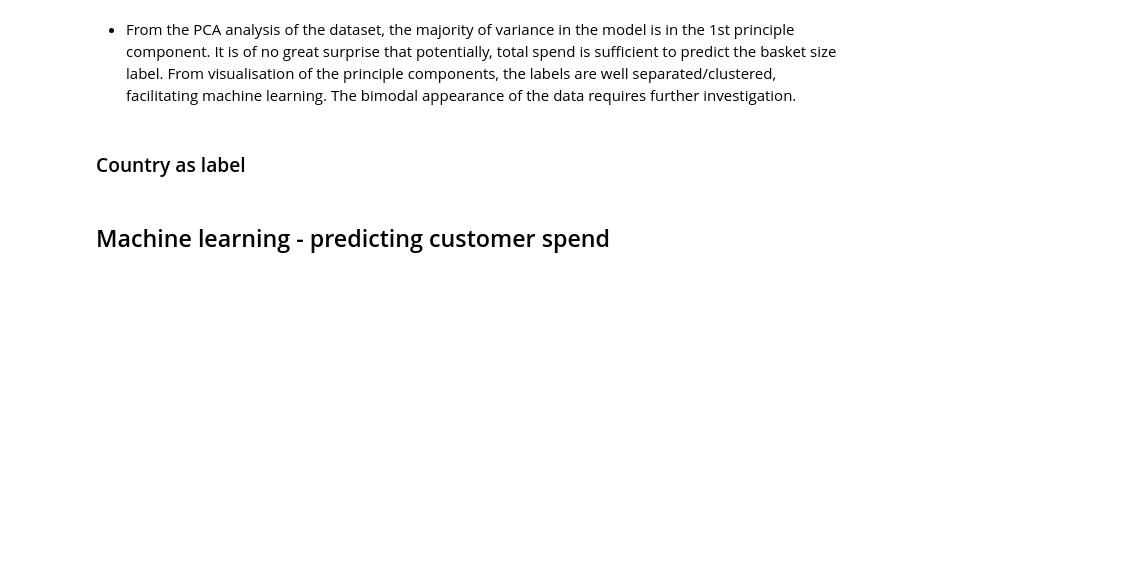
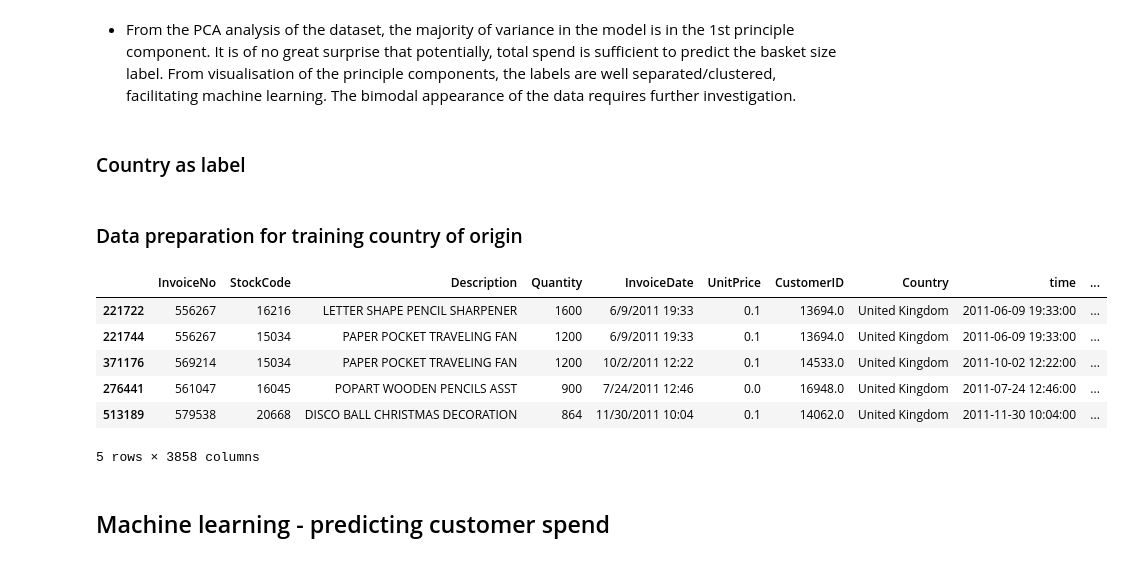
Before and after one commit to scheckley/online-retail, a Jupyter notebook: analysis.ipynb, the cells around one changed output. Cells and saved outputs as stored; diff of their text form; code cells hidden in the pictures; blank space fills up the shorter version.

```diff
--- a/analysis.ipynb
+++ b/analysis.ipynb
@@ -720,12 +720,24 @@ plt.grid()
 #Call the function.
 pca_plot(x_new[:,0:2], pca. components_)
 plt.show()
+# %% [markdown]
+### Data preparation for training country of origin
 # %%
 # encode the description label
 cols_to_transform = ['Description']
 type_hash = pd.get_dummies(data=data2['Description'])
 # %%
 learning_data2 = pd.concat([data2, type_hash], axis=1)
+# %%
+learning_data2.head()
+# %% [output]
+|  | InvoiceNo | StockCode | Description | Quantity | InvoiceDate | UnitPrice | CustomerID | Country | time | ... |
+| 221722 | 556267 | 16216 | LETTER SHAPE PENCIL SHARPENER | 1600 | 6/9/2011 19:33 | 0.1 | 13694.0 | United Kingdom | 2011-06-09 19:33:00 | ... |
+| 221744 | 556267 | 15034 | PAPER POCKET TRAVELING FAN | 1200 | 6/9/2011 19:33 | 0.1 | 13694.0 | United Kingdom | 2011-06-09 19:33:00 | ... |
+| 371176 | 569214 | 15034 | PAPER POCKET TRAVELING FAN | 1200 | 10/2/2011 12:22 | 0.1 | 14533.0 | United Kingdom | 2011-10-02 12:22:00 | ... |
+| 276441 | 561047 | 16045 | POPART WOODEN PENCILS ASST | 900 | 7/24/2011 12:46 | 0.0 | 16948.0 | United Kingdom | 2011-07-24 12:46:00 | ... |
+| 513189 | 579538 | 20668 | DISCO BALL CHRISTMAS DECORATION | 864 | 11/30/2011 10:04 | 0.1 | 14062.0 | United Kingdom | 2011-11-30 10:04:00 | ... |
+5 rows × 3858 columns
 # %%
 # drop the columns that have been now been replaced and that are not required
 droplist = ['Quantity','StockCode','InvoiceDate','InvoiceNo','UnitPrice','Description','time','spend_label','CustomerID']
```
Also changed, not shown: parts of 5 cells of this notebook.
